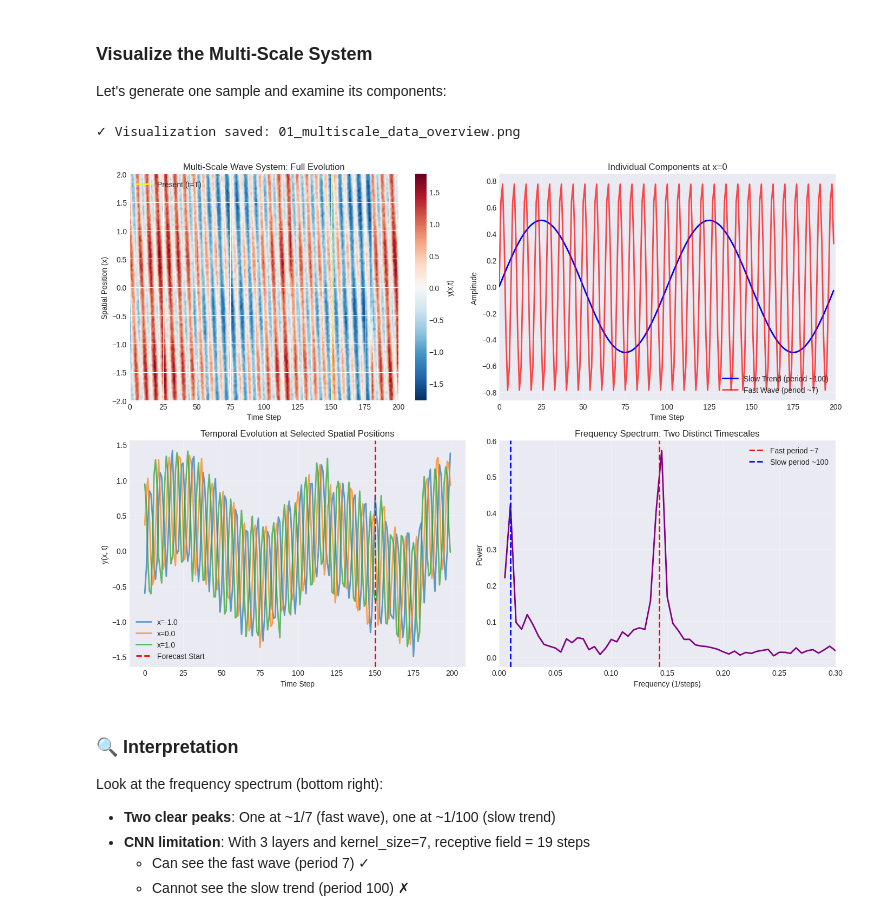
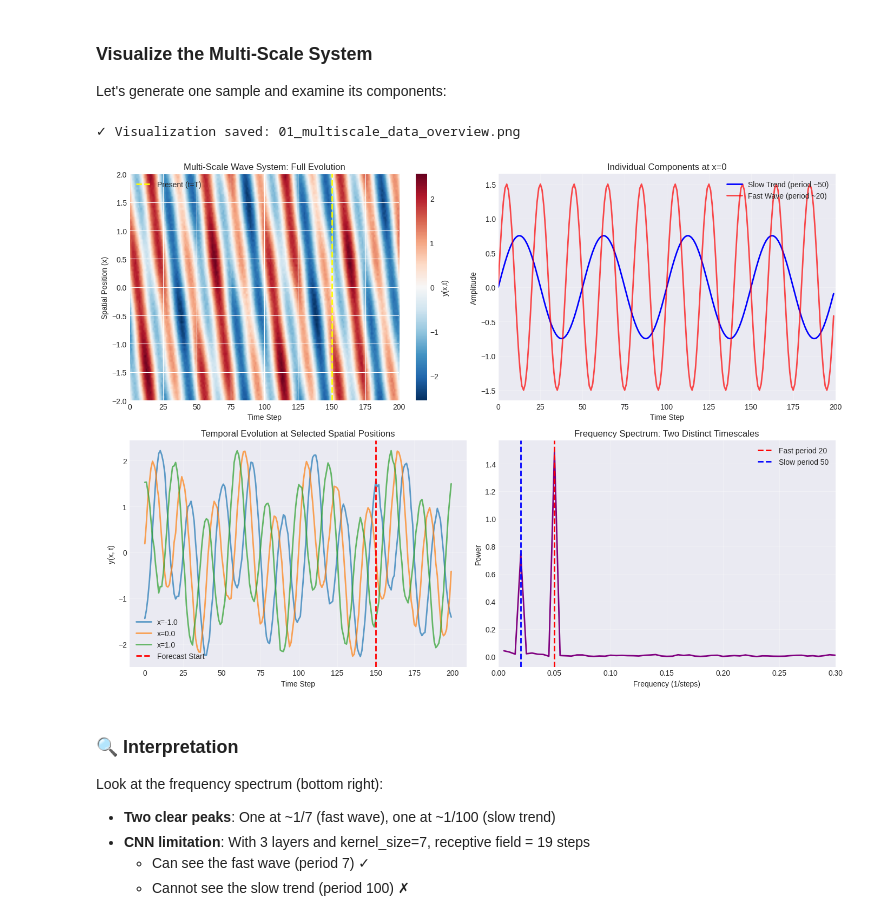
Before and after one commit to sjiggins/Terascale26-ML-Tutorials, a Jupyter notebook: tutorial_3_from_DNNs_to_Transformers/tutorial_DNN_to_Transformer.ipynb, the cells around one changed output. Cells and saved outputs as stored; diff of their text form; code cells hidden in the pictures.

```diff
--- a/tutorial_3_from_DNNs_to_Transformers/tutorial_DNN_to_Transformer.ipynb
+++ b/tutorial_3_from_DNNs_to_Transformers/tutorial_DNN_to_Transformer.ipynb
@@ -81,7 +81,7 @@ Feel free to experiment with these values!
 # Data parameters
 T_total = 200          # Total time steps in generated sequence
 T_history = 150        # History length (input to models)
-H_forecast = 20        # Forecast horizon (how many steps to predict)
+H_forecast = 42        # Forecast horizon (how many steps to predict)
 L_spatial = 100        # Number of spatial samples (polynomial evaluations)
 x_range = (-2.0, 2.0)  # Spatial range
 
@@ -101,6 +101,15 @@ SEED = 42
 torch.manual_seed(SEED)
 np.random.seed(SEED)
 
+# Data Distribution parameters
+noise_std=0.05         # Noise level
+slow_period=50 #100     # Frequency of the slow part
+fast_period=20  #25 # Frequency of the fast part
+slow_amplitude=0.75 #0.45   # Slow trend strength
+fast_amplitude=1.5    # Fast wave strength (CNN-friendly!)
+regime_amplitude=0.05  # Regime shift strength
+spatial_amplitude=0.2 # Spatial correlation strength
+
 print("="*70)
 print("TUTORIAL 3: ARCHITECTURE COMPARISON")
 print("="*70)
@@ -150,18 +159,20 @@ dataset = MultiScaleWaveDataset(
     T=T_total,
     L=L_spatial,
     x_range=x_range,
-    noise_std=0.1,         # Noise level
-    slow_amplitude=0.5,    # Slow trend strength
-    fast_amplitude=0.8,    # Fast wave strength (CNN-friendly!)
-    regime_amplitude=0.3,  # Regime shift strength
-    spatial_amplitude=0.2, # Spatial correlation strength
+    noise_std=noise_std,                  # Noise level
+    slow_period=slow_period,              # Frequency of the slow part
+    fast_period=fast_period,              # Frequency of the fast part
+    slow_amplitude=slow_amplitude,        # Slow trend strength
+    fast_amplitude=fast_amplitude,        # Fast wave strength
+    regime_amplitude=regime_amplitude,    # Regime shift strength
+    spatial_amplitude=spatial_amplitude,  # Spatial correlation strength
     seed=SEED
 )
 
 print("\n✓ Dataset created!")
 print("\nDataset configuration:")
-print(f"  - Slow trend amplitude: 0.5 (period ~100 steps)")
-print(f"  - Fast wave amplitude: 0.8 (period ~7 steps) ← CNN sweet spot!")
+print(f"  - Slow trend amplitude: 0.5 (period {slow_period} steps)")
+print(f"  - Fast wave amplitude: 0.8 (period {fast_period} steps)")
 print(f"  - Regime shifts: every ~30 steps")
-print(f"  - Noise: std=0.1")
+print(f"  - Noise: std={noise_std}")
 # %% [output]
@@ -216,9 +227,9 @@ plt.colorbar(im, ax=ax, label='y(x,t)')
 # ==================================================
 ax = axes[0, 1]
 ax.plot(components['slow_trend'][:, int(L_spatial/2)].numpy(),
-        label='Slow Trend (period ~100)', linewidth=2, color='blue')
+        label=f'Slow Trend (period ~{slow_period})', linewidth=2, color='blue')
 ax.plot(components['fast_wave'][:, int(L_spatial/2)].numpy(),  # Full range!
-        label='Fast Wave (period ~7)', linewidth=2, alpha=0.7, color='red')
+        label=f'Fast Wave (period ~{fast_period})', linewidth=2, alpha=0.7, color='red')
 ax.set_xlabel('Time Step')
 ax.set_ylabel('Amplitude')
 ax.set_title('Individual Components at x=0')
@@ -237,36 +248,36 @@ ax.axvline(T_history, color='red', linestyle='--', linewidth=2, label='Forecast
 ax.set_xlabel('Time Step')
 ax.set_ylabel('y(x, t)')
 ax.set_title('Temporal Evolution at Selected Spatial Positions')
 ax.legend()
 ax.grid(True, alpha=0.3)
 
 # ==================================================
 # Bottom Right: Frequency Spectrum (Shows Two Timescales!)
 # ==================================================
 ax = axes[1, 1]
 signal = y_sample[:, int(L_spatial/2)].numpy()
 n = len(signal)
 yf = fft(signal)
 xf = fftfreq(n, 1.0)[:n//2]
 power = 2.0/n * np.abs(yf[0:n//2])
 
 ax.plot(xf[1:], power[1:], linewidth=2, color='purple')
-ax.axvline(1/7.0, color='red', linestyle='--', label='Fast period ~7', linewidth=2)
-ax.axvline(1/100.0, color='blue', linestyle='--', label='Slow period ~100', linewidth=2)
+ax.axvline(1/fast_period, color='red', linestyle='--', label=f'Fast period {fast_period}', linewidth=2)
+ax.axvline(1/slow_period, color='blue', linestyle='--', label=f'Slow period {slow_period}', linewidth=2)
 ax.set_xlabel('Frequency (1/steps)')
 ax.set_ylabel('Power')
 ax.set_title('Frequency Spectrum: Two Distinct Timescales')
 ax.set_xlim(0, 0.3)
 ax.legend()
 ax.grid(True, alpha=0.3)
 
 plt.tight_layout()
 plt.savefig('01_multiscale_data_overview.png', dpi=150, bbox_inches='tight')
 print("\n✓ Visualization saved: 01_multiscale_data_overview.png")
 plt.show()
 # %% [output]
 ✓ Visualization saved: 01_multiscale_data_overview.png
-[figure, old version]
+[figure, new version]
 # %% [markdown]
 ### 🔍 Interpretation
 
```
Also changed, not shown: parts of 16 cells of this notebook, 3 other files.
